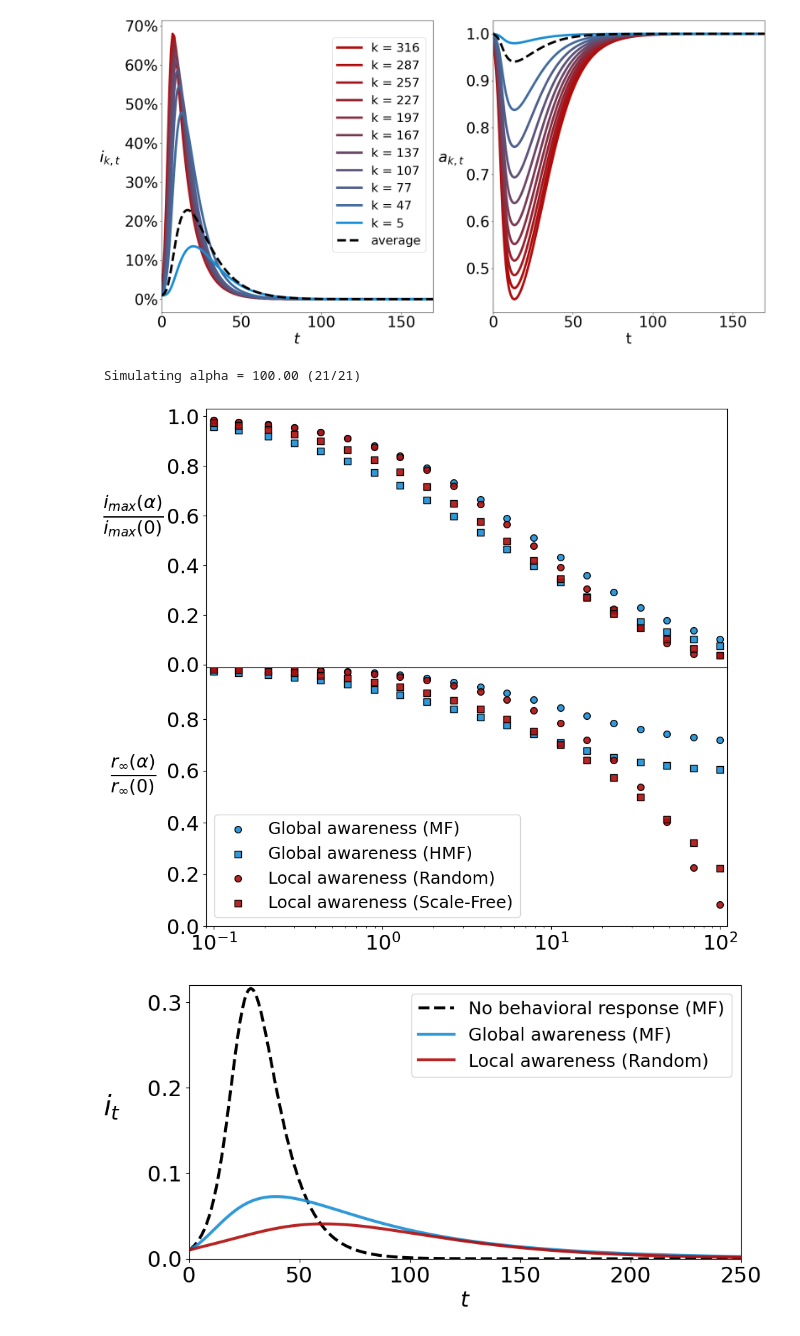
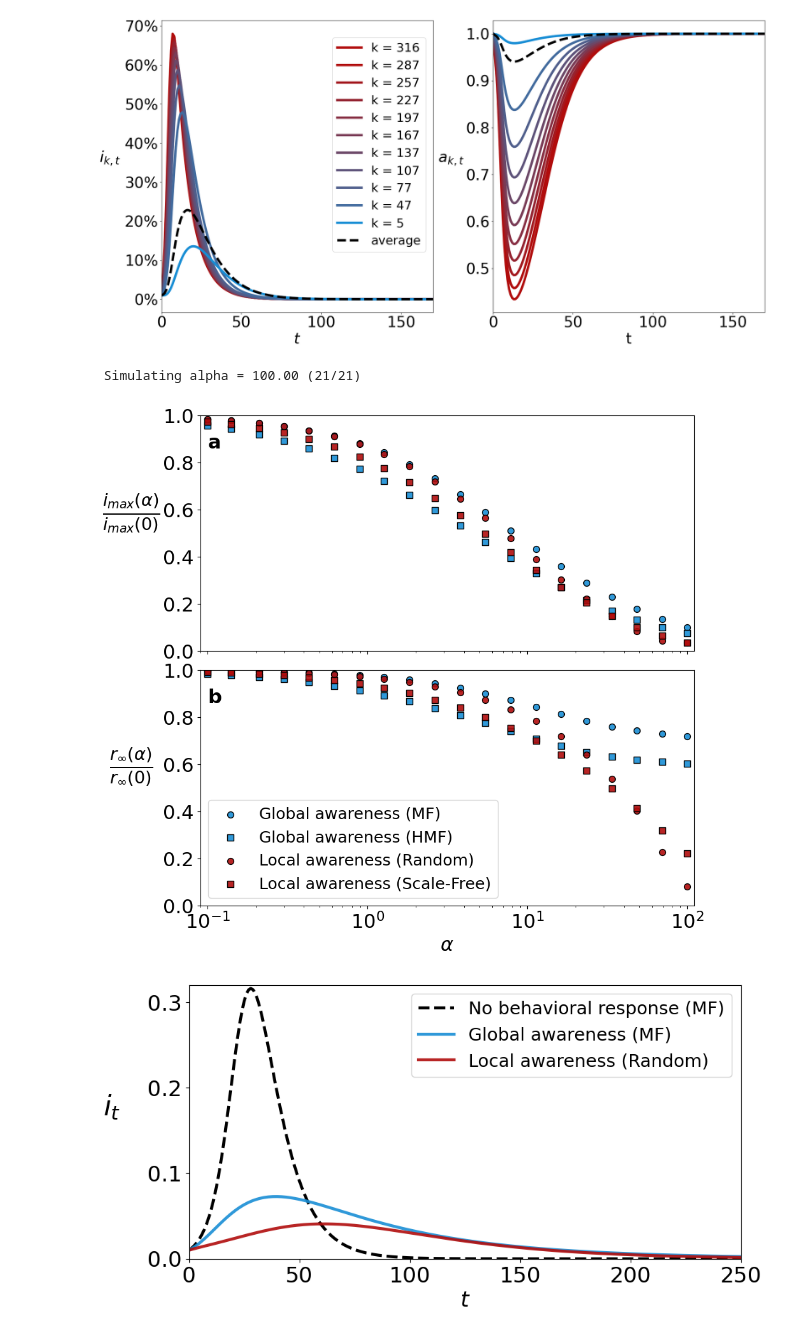
Before and after one commit to lorenzoamir/EpiNetworkPaper, a Jupyter notebook: Notebooks/EpiNetworkNotebook.ipynb, the cells around one changed output. Drawn from its saved outputs; the diff is of its cells as text; code cells hidden in the pictures.

Commit message:
separate panels in subplot figure

```diff
--- a/Notebooks/EpiNetworkNotebook.ipynb
+++ b/Notebooks/EpiNetworkNotebook.ipynb
@@ -703,20 +703,19 @@ if R_INF == True and I_MAX == True:
     plt.rcParams['legend.title_fontsize'] = 24
 
     fig, (ax1, ax2) = plt.subplots(2, 1, figsize=(10, 10), sharex='col', sharey='row')
-    fig.subplots_adjust(hspace=0)
+    fig.subplots_adjust(hspace=0.08)
     plt.setp([a.get_xticklabels() for a in fig.axes[:-2]], visible=True)
 
     ax2.set_ylabel(r'$\frac {{ r_{\infty}(\alpha) }}{{r_{\infty}(0)}}$', fontsize = bigfontsize, labelpad = 36).set_rotation(0)
     ax2.tick_params(axis='both', which='both', labelsize = fontsize)
     ax2.set_xscale("log")
-
+    ax2.set_xlabel('$\\alpha$', fontsize = fontsize)
 
     ax1.set_ylabel(r'$\frac {{ i_{max}(\alpha) }}{{i_{max}(0)}}$', fontsize = bigfontsize, labelpad = 36).set_rotation(0)
     ax1.tick_params(axis='both', which='both', labelsize = fontsize)
     ax1.set_xscale("log")
-    ax1.set_xlabel('$\\alpha$', fontsize = fontsize)
 
-    ax2.yaxis.set_ticks([0, 0.2, 0.4, 0.6, 0.8])
+    #ax2.yaxis.set_ticks([0, 0.2, 0.4, 0.6, 0.8])
 
     for idx, alpha in enumerate(alpha_grid):
         print("", end='\r')
@@ -792,35 +791,41 @@ if R_INF == True and I_MAX == True:
         r_inf = np.load(scalefree_path+"/alpha="+str(alpha)+"/r_inf.npy")
 
         if alpha == 0:
             scalefree_i_max_0 = np.mean([max(run) for run in scalefree_sims_matrix])
             r_inf_0_scalefree = np.mean(r_inf)
             ax2.scatter([],[], facecolor=c1_light, marker = "s",
                     linewidth=linewidth, label="Local awareness (Scale-Free)",
                     s=markersize, edgecolor="k")
         else:
             i_max = np.mean([max(run) for run in scalefree_sims_matrix])
             r_inf_mean = np.mean(r_inf) # mean value of r_inf
             ax2.scatter(alpha, np.mean(r_inf)/r_inf_0_scalefree,
                     linewidth=linewidth, facecolor=c1_light,
                     marker = "s", s=markersize, edgecolor="k")
             ax1.scatter(alpha, i_max/scalefree_i_max_0,
                        linewidth=linewidth, facecolor=c1_light, marker = "s",
                        s=markersize, edgecolor="k")
 
     alpha_min = min(alpha_grid)
     alpha_max = max(alpha_grid)
 
+    ax1.text(1e-1, 0.86, r"$\bf{a}$", horizontalalignment='left', fontsize=22)
+    ax2.text(1e-1, 0.86, r"$\bf{b}$", horizontalalignment='left', fontsize=22)
+
+    ax1.set_xlim(0.09, 1.1*alpha_max)
+    ax1.set_ylim(0, 1)
+
     ax2.set_xlim(0.09, 1.1*alpha_max)
     ax2.set_ylim(0, 1)
 
     ax2.legend(prop={'size': 18}, fontsize='big')
 
     #fig.tight_layout()
-    plt.savefig("../Figures/subplot/subplot.png", bbox_inches='tight')
+    plt.savefig("../Figures/subplot/subplot.pdf", bbox_inches='tight')
     plt.show()
 # %% [output]
  Simulating alpha = 100.00 (21/21)
-[figure, old version]
+[figure, new version]
 # %%
 if EPI_CURVES == True:
 
```
Also changed, not shown: parts of 5 cells of this notebook, 7 other files.
